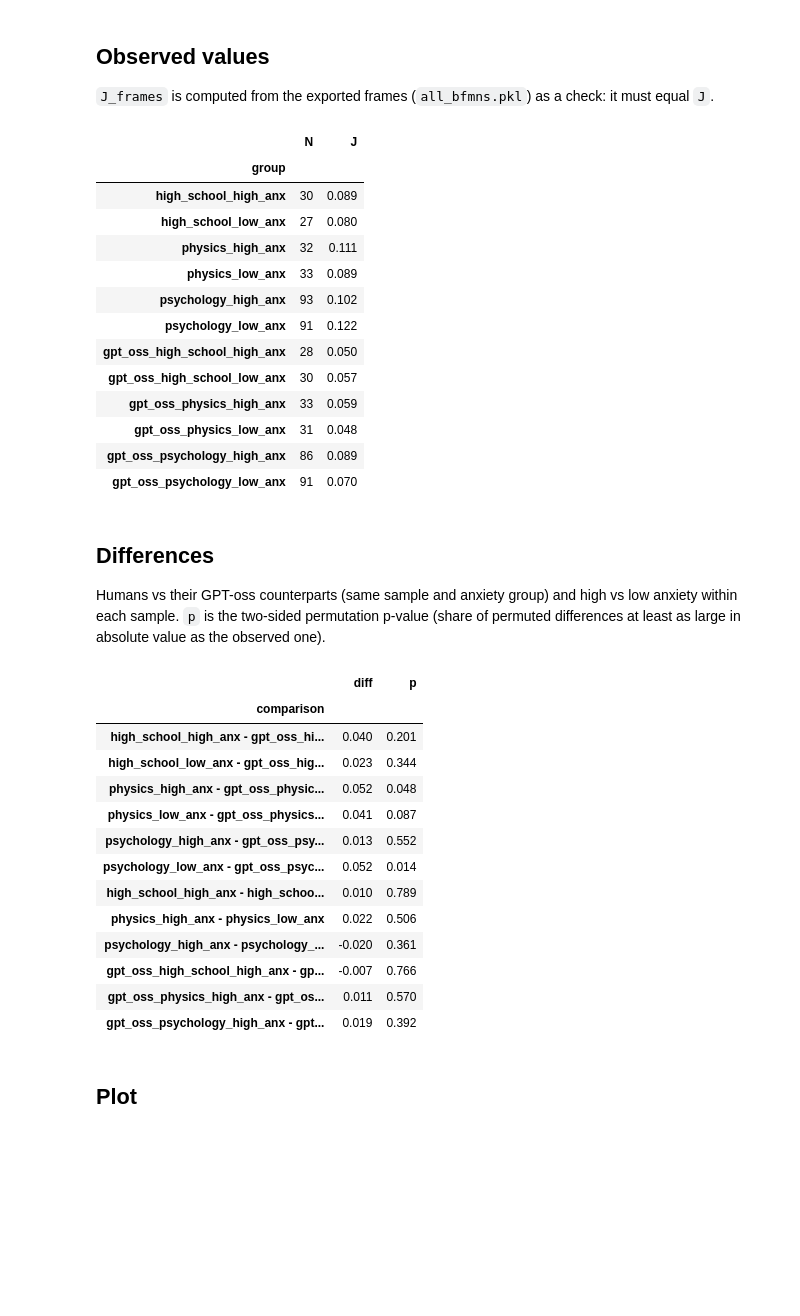
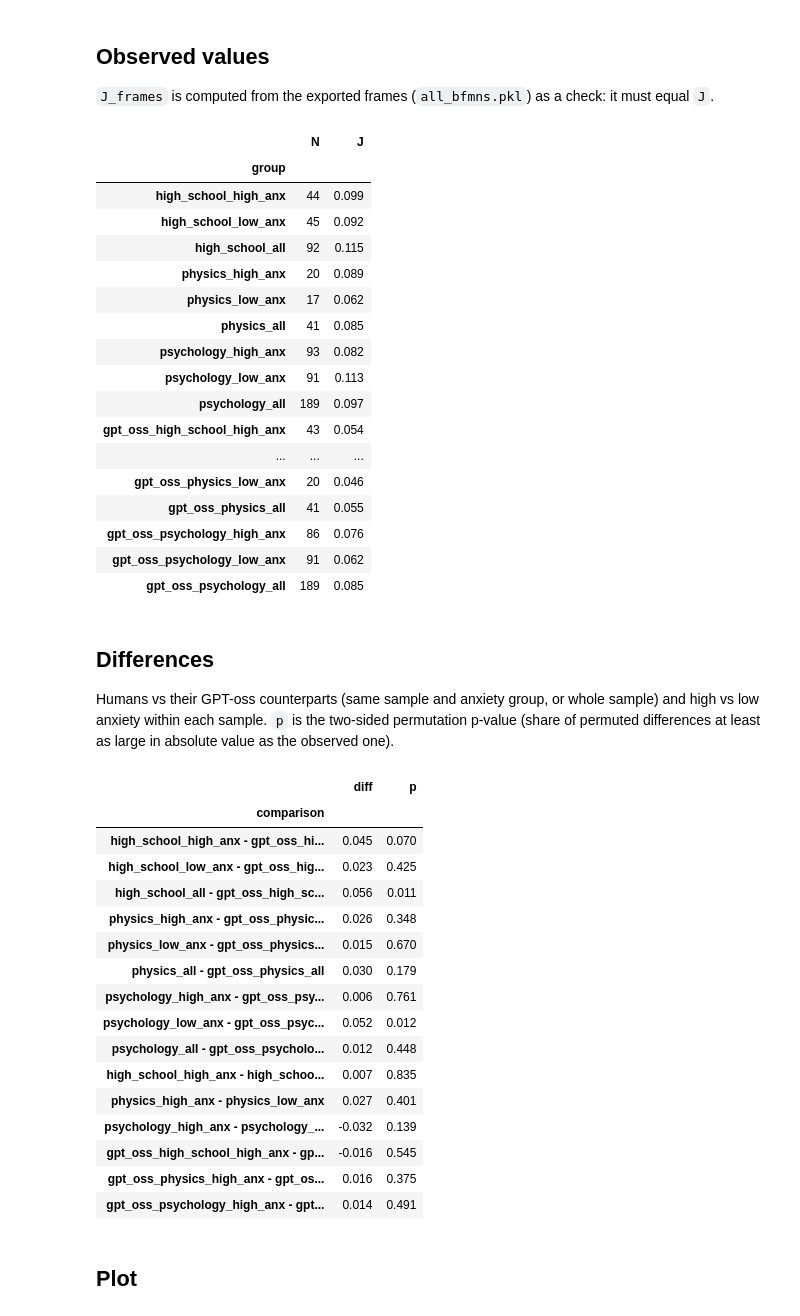
Before and after one commit to emmafranchino/cognoscolab, a Jupyter notebook: rassereno/notebooks/jaccard_similarity.ipynb, the cells around one changed output. Saved outputs shown, nothing was run; the diff lists cells and outputs as text; code cells hidden in the pictures; blank space fills up the shorter version.

```diff
--- a/rassereno/notebooks/jaccard_similarity.ipynb
+++ b/rassereno/notebooks/jaccard_similarity.ipynb
@@ -32,15 +32,17 @@ Export key in `all_bfmns.pkl` -> split file it was built from.
 SPLIT_FOLDERS = {
     "high_school": "high_school_2025",
     "physics": "physics_2025",
-    "psychology": "psychology_sets_4_5",
+    "psychology": "psychology_exam_anx_paper",
     "gpt_oss_high_school": "high_school_gpt_oss",
     "gpt_oss_physics": "physics_gpt_oss",
     "gpt_oss_psychology": "psychology_gpt_oss",
 }
+# high- and low-anxiety groups, and the whole sample without the anxiety split
+GROUP_FILES = {"high_anx": "high_anx.csv", "low_anx": "low_anx.csv", "all": "all.csv"}
 GROUPS = {
-    f"{name}_{anx}_anx": f"{folder}/{anx}_anx.csv"
+    f"{name}_{group}": f"{folder}/{file}"
     for name, folder in SPLIT_FOLDERS.items()
-    for anx in ["high", "low"]
+    for group, file in GROUP_FILES.items()
 }
 
 with open(path_rassereno_analysis / "all_bfmns.pkl", "rb") as f:
@@ -54,6 +56,7 @@ The group's neighbour set is the union over its participants.
 # %%
 def participant_neighbours(split_df, w1="esame", w2="ansia"):
     """List of (neighbours of w1, neighbours of w2), one pair per participant."""
+    split_df = split_df[split_df["cue_word"].isin(COMMON_CUES_RASSERENO)]
     long_df = build_association_df(text_cleaning(split_df))
     long_df = long_df[long_df["cue_word"] != long_df["word"]]
     pairs = []
@@ -101,68 +104,75 @@ jaccard.round(3)
 # %% [output]
 |  | N | J |
 | group |  |  |
-| high_school_high_anx | 30 | 0.089 |
-| high_school_low_anx | 27 | 0.080 |
-| physics_high_anx | 32 | 0.111 |
-| physics_low_anx | 33 | 0.089 |
-| psychology_high_anx | 93 | 0.102 |
-| psychology_low_anx | 91 | 0.122 |
-| gpt_oss_high_school_high_anx | 28 | 0.050 |
-| gpt_oss_high_school_low_anx | 30 | 0.057 |
-| gpt_oss_physics_high_anx | 33 | 0.059 |
-| gpt_oss_physics_low_anx | 31 | 0.048 |
-| gpt_oss_psychology_high_anx | 86 | 0.089 |
-| gpt_oss_psychology_low_anx | 91 | 0.070 |
+| high_school_high_anx | 44 | 0.099 |
+| high_school_low_anx | 45 | 0.092 |
+| high_school_all | 92 | 0.115 |
+| physics_high_anx | 20 | 0.089 |
+| physics_low_anx | 17 | 0.062 |
+| physics_all | 41 | 0.085 |
+| psychology_high_anx | 93 | 0.082 |
+| psychology_low_anx | 91 | 0.113 |
+| psychology_all | 189 | 0.097 |
+| gpt_oss_high_school_high_anx | 43 | 0.054 |
+| ... | ... | ... |
+| gpt_oss_physics_low_anx | 20 | 0.046 |
+| gpt_oss_physics_all | 41 | 0.055 |
+| gpt_oss_psychology_high_anx | 86 | 0.076 |
+| gpt_oss_psychology_low_anx | 91 | 0.062 |
+| gpt_oss_psychology_all | 189 | 0.085 |
 # %% [markdown]
 ## Differences
 
-Humans vs their GPT-oss counterparts (same sample and anxiety group) and high vs low anxiety within each
+Humans vs their GPT-oss counterparts (same sample and anxiety group, or whole sample) and high vs low anxiety within each
 sample. `p` is the two-sided permutation p-value (share of permuted differences at least as large in
 absolute value as the observed one).
 # %%
 def compare(a, b, n_perm=N_PERM):
     pooled = neighbours[a] + neighbours[b]
     n_a = len(neighbours[a])
     observed = jaccard.loc[a, "J"] - jaccard.loc[b, "J"]
     null = np.empty(n_perm)
     for i in range(n_perm):
         order = rng.permutation(len(pooled))
         null[i] = pooled_jaccard(pooled, order[:n_a]) - pooled_jaccard(pooled, order[n_a:])
     return {
         "comparison": f"{a} - {b}",
         "diff": observed,
         "p": (np.sum(np.abs(null) >= abs(observed)) + 1) / (n_perm + 1),
     }
 
 
 HUMAN_SAMPLES = ["high_school", "physics", "psychology"]
 comparisons = [
-    compare(f"{s}_{anx}_anx", f"gpt_oss_{s}_{anx}_anx")
+    compare(f"{s}_{group}", f"gpt_oss_{s}_{group}")
     for s in HUMAN_SAMPLES
-    for anx in ["high", "low"]
+    for group in GROUP_FILES
 ] + [
     compare(f"{prefix}{s}_high_anx", f"{prefix}{s}_low_anx")
     for prefix in ["", "gpt_oss_"]
     for s in HUMAN_SAMPLES
 ]
 comparisons = pd.DataFrame(comparisons).set_index("comparison")
 comparisons.round(3).to_csv(path_rassereno_analysis / "jaccard_exam_anxiety_comparisons.csv")
 comparisons.round(3)
 # %% [output]
 |  | diff | p |
 | comparison |  |  |
-| high_school_high_anx - gpt_oss_hi... | 0.040 | 0.201 |
-| high_school_low_anx - gpt_oss_hig... | 0.023 | 0.344 |
-| physics_high_anx - gpt_oss_physic... | 0.052 | 0.048 |
-| physics_low_anx - gpt_oss_physics... | 0.041 | 0.087 |
-| psychology_high_anx - gpt_oss_psy... | 0.013 | 0.552 |
-| psychology_low_anx - gpt_oss_psyc... | 0.052 | 0.014 |
-| high_school_high_anx - high_schoo... | 0.010 | 0.789 |
-| physics_high_anx - physics_low_anx | 0.022 | 0.506 |
-| psychology_high_anx - psychology_... | -0.020 | 0.361 |
-| gpt_oss_high_school_high_anx - gp... | -0.007 | 0.766 |
-| gpt_oss_physics_high_anx - gpt_os... | 0.011 | 0.570 |
-| gpt_oss_psychology_high_anx - gpt... | 0.019 | 0.392 |
+| high_school_high_anx - gpt_oss_hi... | 0.045 | 0.070 |
+| high_school_low_anx - gpt_oss_hig... | 0.023 | 0.425 |
+| high_school_all - gpt_oss_high_sc... | 0.056 | 0.011 |
+| physics_high_anx - gpt_oss_physic... | 0.026 | 0.348 |
+| physics_low_anx - gpt_oss_physics... | 0.015 | 0.670 |
+| physics_all - gpt_oss_physics_all | 0.030 | 0.179 |
+| psychology_high_anx - gpt_oss_psy... | 0.006 | 0.761 |
+| psychology_low_anx - gpt_oss_psyc... | 0.052 | 0.012 |
+| psychology_all - gpt_oss_psycholo... | 0.012 | 0.448 |
+| high_school_high_anx - high_schoo... | 0.007 | 0.835 |
+| physics_high_anx - physics_low_anx | 0.027 | 0.401 |
+| psychology_high_anx - psychology_... | -0.032 | 0.139 |
+| gpt_oss_high_school_high_anx - gp... | -0.016 | 0.545 |
+| gpt_oss_physics_high_anx - gpt_os... | 0.016 | 0.375 |
+| gpt_oss_psychology_high_anx - gpt... | 0.014 | 0.491 |
 # %% [markdown]
 ## Plot
 # %%
```
Also changed, not shown: parts of 3 cells of this notebook, 4 other files.
